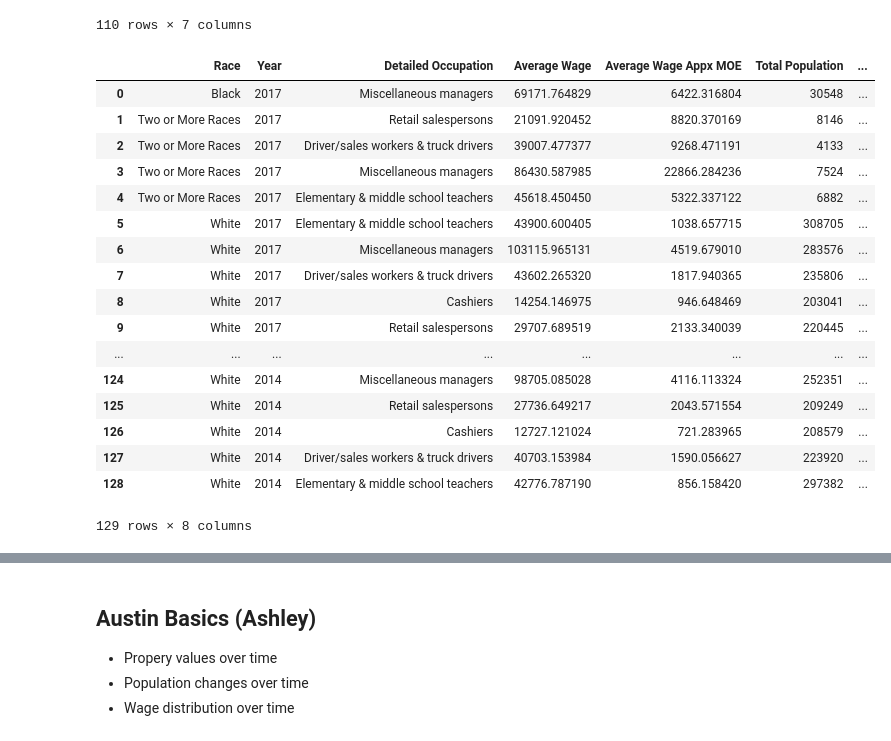
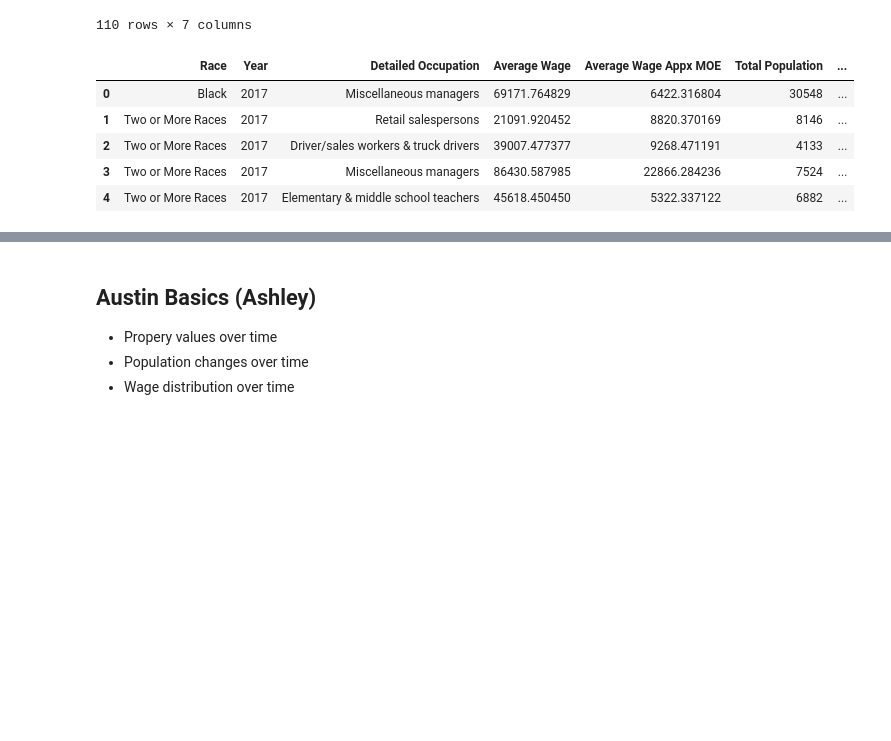
Before and after one commit to aktavern/Project-1, a Jupyter notebook: Project 1 - Final Data Analysis.ipynb, the cells around one changed output, grey strips where cells are left out. Drawn from its saved outputs; the diff is of its cells as text; code cells hidden in the pictures; blank space fills up the shorter version.

```diff
--- a/Project 1 - Final Data Analysis.ipynb
+++ b/Project 1 - Final Data Analysis.ipynb
@@ -79,41 +68,31 @@ age_nativity[['ID Age',
 110 rows × 7 columns
 # %%
 # grab columns we want about wage data
-wage_by_gender[["Gender",
+wage_by_gender = wage_by_gender[["Gender",
                 "Year",
                "Detailed Occupation",
                "Average Wage",
                "Average Wage Appx MOE",
                "Total Population",
                "Total Population MOE Appx",
                 "Geography"]]
 
-wage_by_race[["Race",
+wage_by_race = wage_by_race[["Race",
              "Year",
              "Detailed Occupation",
              "Average Wage",
              "Average Wage Appx MOE",
              "Total Population",
              "Total Population MOE Appx",
              "Geography"]]
+
+wage_by_race.head()
 # %% [output]
 |  | Race | Year | Detailed Occupation | Average Wage | Average Wage Appx MOE | Total Population | ... |
 | 0 | Black | 2017 | Miscellaneous managers | 69171.764829 | 6422.316804 | 30548 | ... |
 | 1 | Two or More Races | 2017 | Retail salespersons | 21091.920452 | 8820.370169 | 8146 | ... |
 | 2 | Two or More Races | 2017 | Driver/sales workers & truck drivers | 39007.477377 | 9268.471191 | 4133 | ... |
 | 3 | Two or More Races | 2017 | Miscellaneous managers | 86430.587985 | 22866.284236 | 7524 | ... |
 | 4 | Two or More Races | 2017 | Elementary & middle school teachers | 45618.450450 | 5322.337122 | 6882 | ... |
-| 5 | White | 2017 | Elementary & middle school teachers | 43900.600405 | 1038.657715 | 308705 | ... |
-| 6 | White | 2017 | Miscellaneous managers | 103115.965131 | 4519.679010 | 283576 | ... |
-| 7 | White | 2017 | Driver/sales workers & truck drivers | 43602.265320 | 1817.940365 | 235806 | ... |
-| 8 | White | 2017 | Cashiers | 14254.146975 | 946.648469 | 203041 | ... |
-| 9 | White | 2017 | Retail salespersons | 29707.689519 | 2133.340039 | 220445 | ... |
-| ... | ... | ... | ... | ... | ... | ... | ... |
-| 124 | White | 2014 | Miscellaneous managers | 98705.085028 | 4116.113324 | 252351 | ... |
-| 125 | White | 2014 | Retail salespersons | 27736.649217 | 2043.571554 | 209249 | ... |
-| 126 | White | 2014 | Cashiers | 12727.121024 | 721.283965 | 208579 | ... |
-| 127 | White | 2014 | Driver/sales workers & truck drivers | 40703.153984 | 1590.056627 | 223920 | ... |
-| 128 | White | 2014 | Elementary & middle school teachers | 42776.787190 | 856.158420 | 297382 | ... |
-129 rows × 8 columns
 # %%
 # grab columns we want about industry data
```
Also changed, not shown: parts of 8 cells of this notebook.
